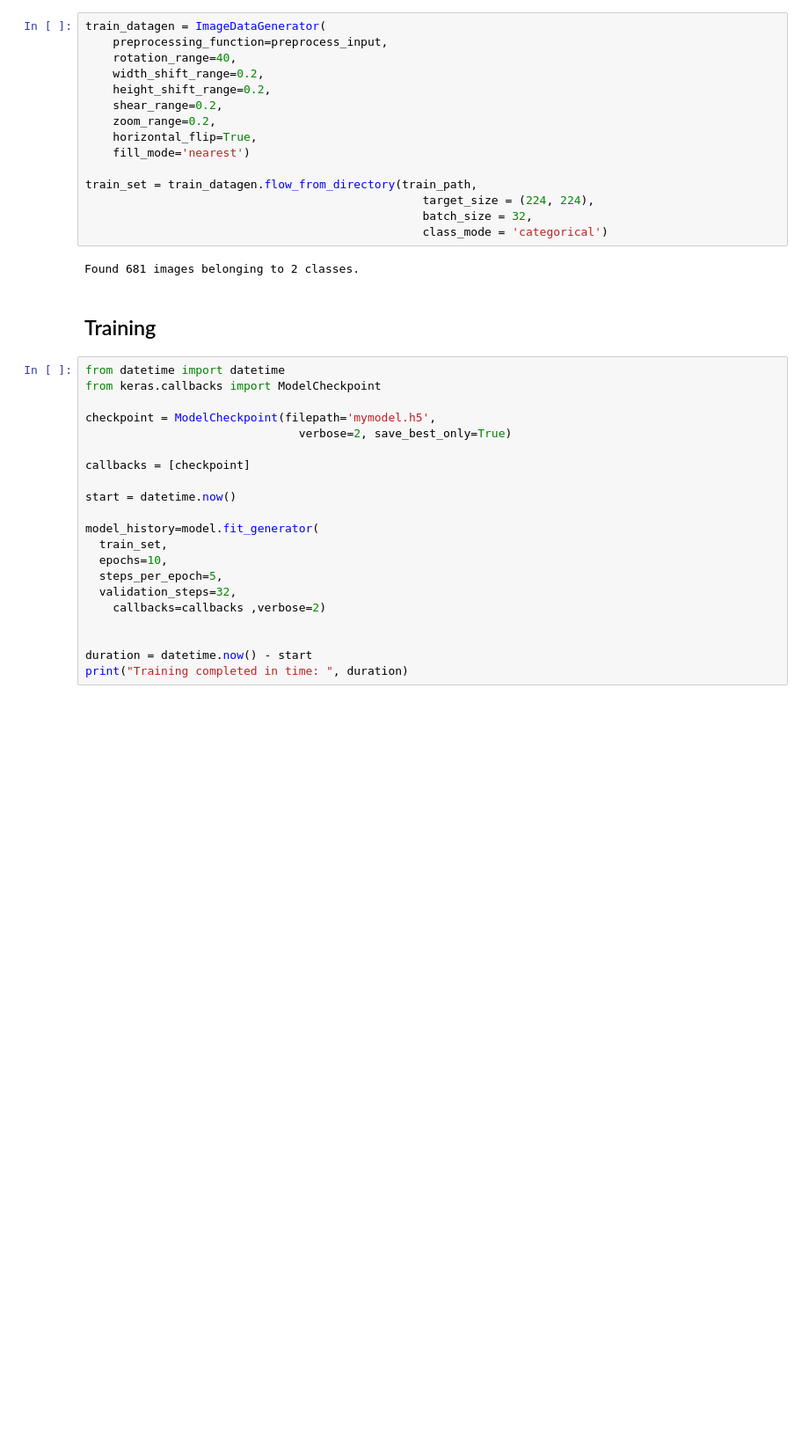
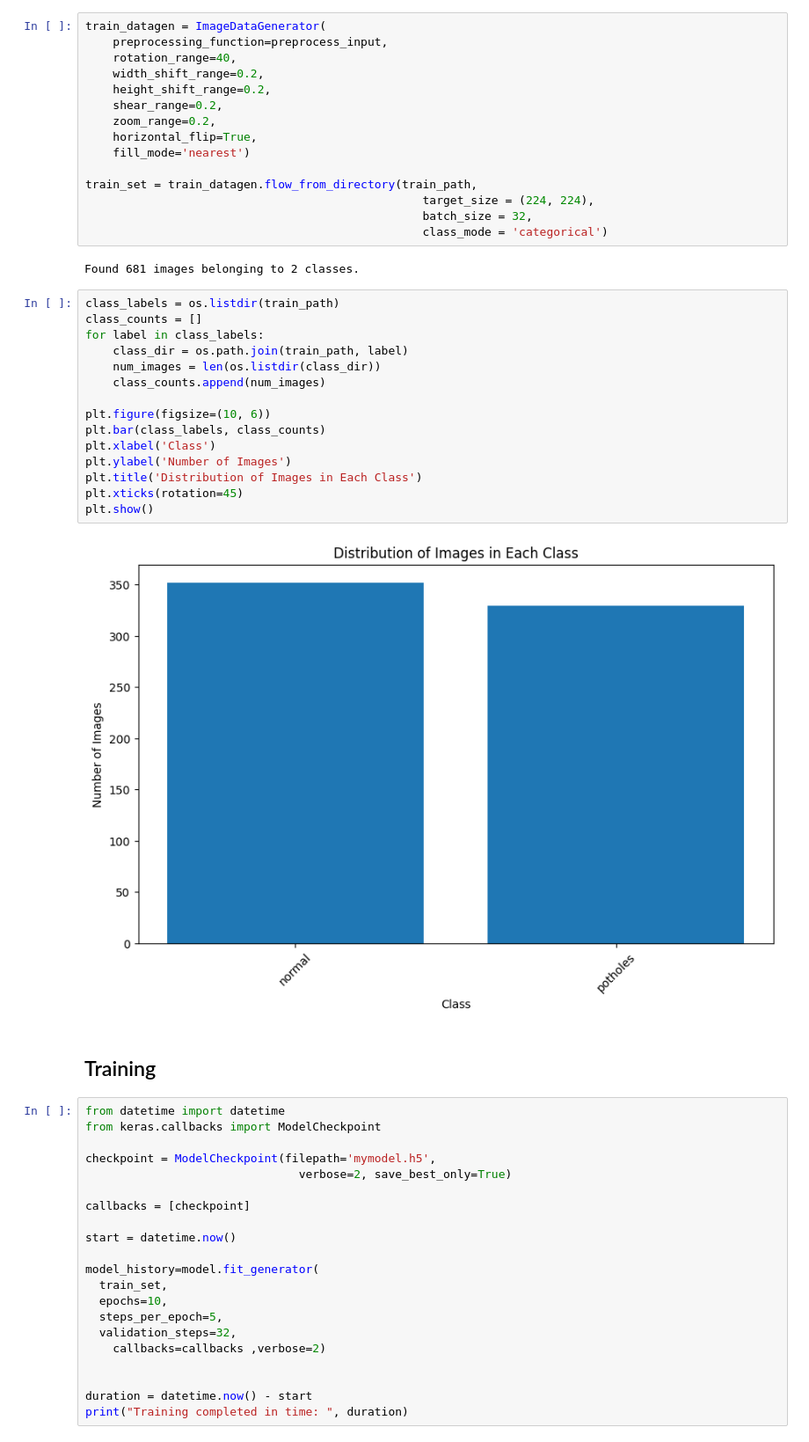
Before and after one commit to Tinny-Robot/AI-ML-Jupyter-Notebooks, a Jupyter notebook: notebooks/Pot_Hole_Detection - DL/pot_hole_detection.ipynb, the cells around one changed output. Shown at 88% size. Drawn from its saved outputs; the diff is of its cells as text; blank space fills up the shorter version.

```diff
--- a/notebooks/Pot_Hole_Detection - DL/pot_hole_detection.ipynb
+++ b/notebooks/Pot_Hole_Detection - DL/pot_hole_detection.ipynb
@@ -145,6 +145,23 @@ train_set = train_datagen.flow_from_directory(train_path,
                                                  class_mode = 'categorical')
 # %% [output]
 Found 681 images belonging to 2 classes.
+# %%
+class_labels = os.listdir(train_path)
+class_counts = []
+for label in class_labels:
+    class_dir = os.path.join(train_path, label)
+    num_images = len(os.listdir(class_dir))
+    class_counts.append(num_images)
+
+plt.figure(figsize=(10, 6))
+plt.bar(class_labels, class_counts)
+plt.xlabel('Class')
+plt.ylabel('Number of Images')
+plt.title('Distribution of Images in Each Class')
+plt.xticks(rotation=45)
+plt.show()
+# %% [output]
+[figure, added]
 # %% [markdown]
 ## Training
 # %%
```
Also changed, not shown: parts of 1 cell of this notebook.
